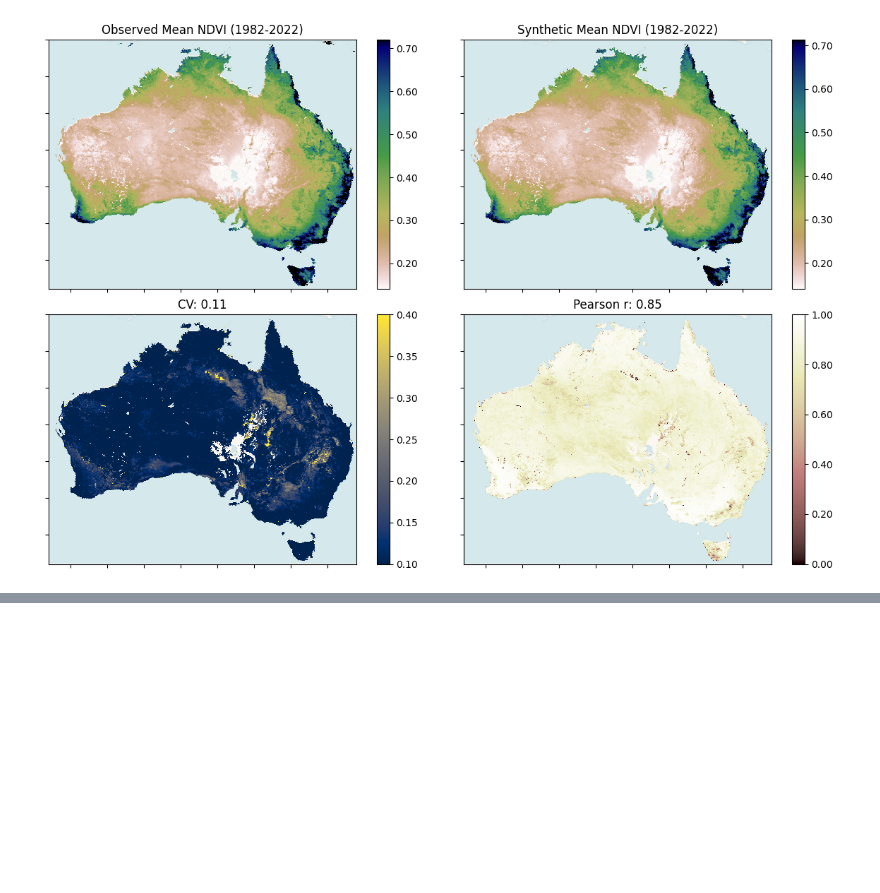
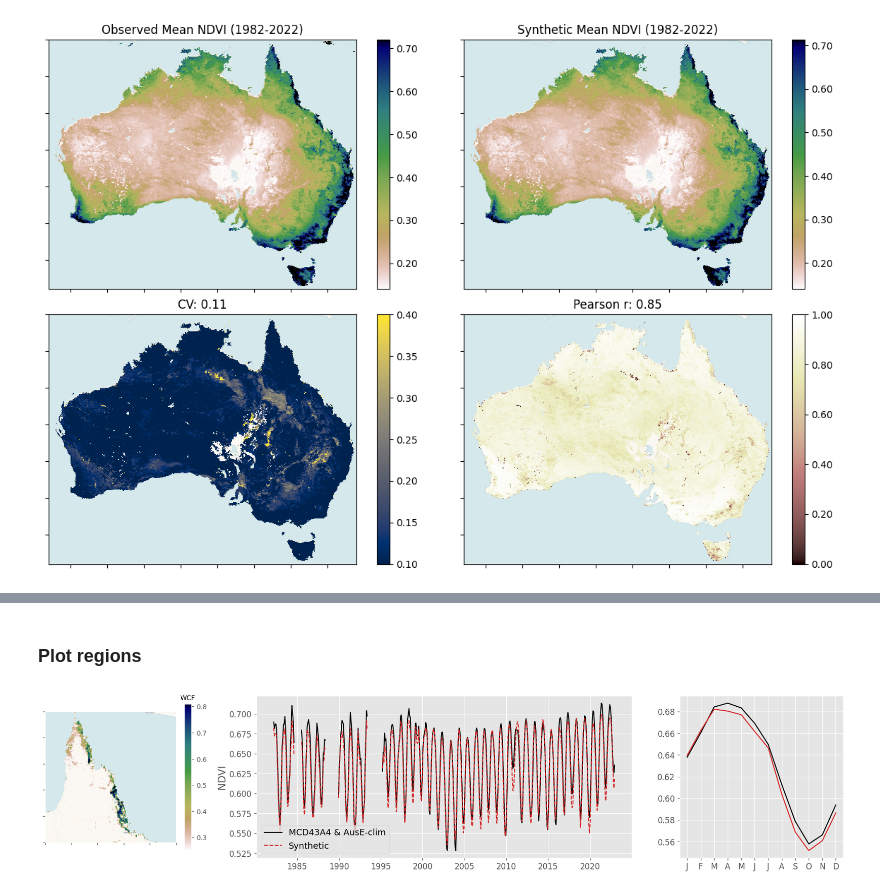
Before and after one commit to cbur24/AusENDVI, a Jupyter notebook: notebooks/gapfill/2_Compare_with_Observations.ipynb, the cells around one changed output, grey strips where cells are left out. Drawn from its saved outputs; the diff is of its cells as text; code cells hidden in the pictures; blank space fills up the shorter version.

```diff
--- a/notebooks/gapfill/2_Compare_with_Observations.ipynb
+++ b/notebooks/gapfill/2_Compare_with_Observations.ipynb
@@ -125,0 +150,68 @@ fig.savefig("/g/data/os22/chad_tmp/AusENDVI/results/figs/Error_metrics_synthetic
+# %% [markdown]
+### Plot regions
+# %%
+# #Tassie
+# lat=slice(-39,-45)
+# lon=slice(144,149)
+# plotname = 'tassie'
+
+# #SW WA
+# lat=slice(-31,-36)
+# lon=slice(114.5,119)
+# plotname='WA'
+
+# #queensland
+lat=slice(-10,-20)
+lon=slice(140,150)
+plotname='QLD'
+# %%
+roll=3
+# %%
+with plt.style.context('ggplot'):
+
+    mosiac = [
+        ["A", "B", "B", "C"],
+    ]
+
+    fig, ax = plt.subplot_mosaic(mosiac, figsize=(17,4))
+
+    im = trees.where(trees>0.25).sel(longitude=lon, latitude=lat).plot(robust=True, cmap='gist_earth_r',ax=ax['A'], add_colorbar=False, add_labels=False)
+    cbar = plt.colorbar(im, ax=ax['A'], shrink=0.9)
+    cbar.ax.set_title('WCF', fontsize=10)
+    ax['A'].set_yticklabels([])
+    ax['A'].set_xticklabels([])
+    ax['A'].set_ylabel('')
+    ax['A'].set_xlabel('')
+    ctx.add_basemap(ax['A'], source=ctx.providers.CartoDB.Voyager, crs='EPSG:4326', attribution='', attribution_size=1)
+
+    obs_trees.sel(longitude=lon, latitude=lat).mean(['latitude','longitude']).rolling(time=roll).mean().plot(ax=ax["B"], label='MCD43A4 & AusE-clim', color='black')
+    yy_trees.sel(longitude=lon, latitude=lat).mean(['latitude','longitude']).rolling(time=roll).mean().plot(ax=ax["B"], label='Synthetic', color='tab:red',  linestyle='--')
+
+
+    ax["B"].grid(True)
+    ax["B"].legend(fontsize=13, loc='best')
+    ax["B"].set_title(None)
+    ax["B"].set_ylabel('NDVI', fontsize=15)
+    ax["B"].set_xlabel(None)
+    # ax["B"].set_ylim(0.425, 0.775)
+    ax['B'].tick_params(axis='y', labelsize=12)
+    ax['B'].tick_params(axis='x', labelsize=12)
+
+    obs_trees.sel(longitude=lon, latitude=lat).groupby('time.month').mean().mean(['latitude','longitude']).plot(ax=ax["C"], label='MCD43A4 & AusE-clim', color='black')
+    yy_trees.sel(longitude=lon, latitude=lat).groupby('time.month').mean().mean(['latitude','longitude']).plot(ax=ax["C"], label='Synthetic', color='tab:red')
+
+    # ax["C"].legend(fontsize=10)
+    ax["C"].set_title(None)
+    ax["C"].set_ylabel(None)
+    ax["C"].set_xlabel(None)
+    # ax["C"].set_ylim(0.425, 0.775)
+    ax['C'].tick_params(axis='y', labelsize=12)
+    ax['C'].set_yticklabels(['{:3.2f}'.format(x) for x in ax['C'].get_yticks()])
+    ax["C"].set_xticks(range(1,13))
+    ax["C"].set_xticklabels(["J","F","M","A","M","J","J","A","S","O","N","D"],fontsize=12);
+
+    plt.tight_layout();
+fig.savefig("/g/data/os22/chad_tmp/AusENDVI/results/figs/"+plotname+"_trees_timeseries.png",
+            bbox_inches='tight', dpi=300);
+# %% [output]
+[figure, added]
```
Also changed, not shown: parts of 8 cells of this notebook, 16 other files.
